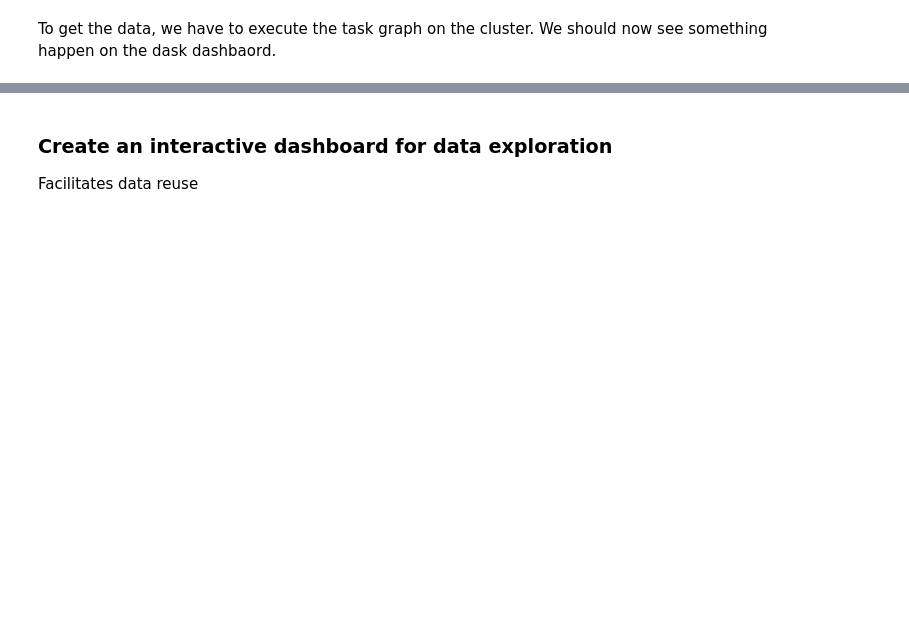
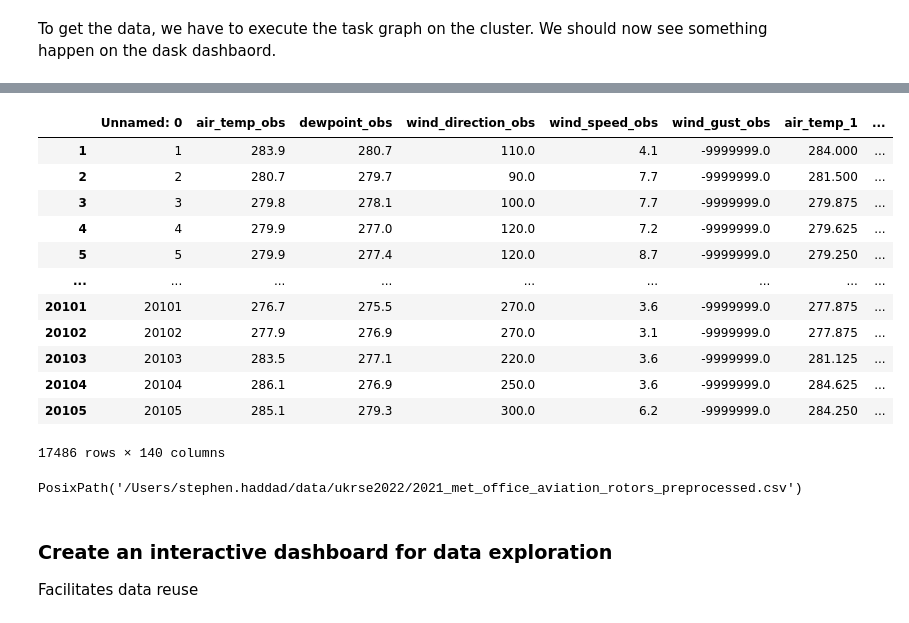
Before and after one commit to informatics-lab/ukrse_2022_mlops_walkthrough, a Jupyter notebook: 02_data_prep.ipynb, the cells around one changed output, grey strips where cells are left out. Saved outputs shown, nothing was run; the diff lists cells and outputs as text; code cells hidden in the pictures; blank space fills up the shorter version.

Commit message:
#2 moved preprocessing into data prep notebook and added a preprocessed  item to the catalog.

```diff
--- a/02_data_prep.ipynb
+++ b/02_data_prep.ipynb
@@ -141,0 +204,20 @@ rotors_present_df = rotors_present_df.compute()
+# %%
+def get_v_wind(wind_dir_name, wind_speed_name, row1):
+    return math.cos(math.radians(row1[wind_dir_name])) * row1[wind_speed_name]
+
+def get_u_wind(wind_dir_name, wind_speed_name, row1):
+    return math.sin(math.radians(row1[wind_dir_name])) * row1[wind_speed_name]
+# %%
+%%time
+u_feature_template = 'u_wind_{level_ix}'
+v_feature_template = 'v_wind_{level_ix}'
+u_wind_feature_names = []
+v_wind_features_names = []
+for wsn1, wdn1 in zip(wind_speed_feature_names, wind_direction_feature_names):
+    level_ix = int( wsn1.split('_')[1])
+    u_feature = u_feature_template.format(level_ix=level_ix)
+    u_wind_feature_names += [u_feature]
+    rotors_df[u_feature] = rotors_df.apply(functools.partial(get_u_wind, wdn1, wsn1), axis='columns', meta=(None, 'float64'))
+    v_feature = v_feature_template.format(level_ix=level_ix)
+    v_wind_features_names += [v_feature]
+    rotors_df[v_feature] = rotors_df.apply(functools.partial(get_v_wind, wdn1, wsn1), axis='columns', meta=(None, 'float64'))
@@ -141,0 +227,26 @@ rotors_present_df = rotors_present_df.compute()
+# %%
+rotors_df = rotors_df.compute()
+# %%
+rotors_df['time'] = rotors_df['DTG']
+rotors_df = rotors_df.drop(['DTG'], axis='columns')
+# %%
+rotors_df
+# %% [output]
+|  | Unnamed: 0 | air_temp_obs | dewpoint_obs | wind_direction_obs | wind_speed_obs | wind_gust_obs | air_temp_1 | ... |
+| 1 | 1 | 283.9 | 280.7 | 110.0 | 4.1 | -9999999.0 | 284.000 | ... |
+| 2 | 2 | 280.7 | 279.7 | 90.0 | 7.7 | -9999999.0 | 281.500 | ... |
+| 3 | 3 | 279.8 | 278.1 | 100.0 | 7.7 | -9999999.0 | 279.875 | ... |
+| 4 | 4 | 279.9 | 277.0 | 120.0 | 7.2 | -9999999.0 | 279.625 | ... |
+| 5 | 5 | 279.9 | 277.4 | 120.0 | 8.7 | -9999999.0 | 279.250 | ... |
+| ... | ... | ... | ... | ... | ... | ... | ... | ... |
+| 20101 | 20101 | 276.7 | 275.5 | 270.0 | 3.6 | -9999999.0 | 277.875 | ... |
+| 20102 | 20102 | 277.9 | 276.9 | 270.0 | 3.1 | -9999999.0 | 277.875 | ... |
+| 20103 | 20103 | 283.5 | 277.1 | 220.0 | 3.6 | -9999999.0 | 281.125 | ... |
+| 20104 | 20104 | 286.1 | 276.9 | 250.0 | 3.6 | -9999999.0 | 284.625 | ... |
+| 20105 | 20105 | 285.1 | 279.3 | 300.0 | 6.2 | -9999999.0 | 284.250 | ... |
+17486 rows × 140 columns
+# %%
+rotors_preprocessed_path = rse_root_data_dir / (rotors_path.stem + '_preprocessed.csv')
+rotors_preprocessed_path
+# %% [output]
+PosixPath('/Users/stephen.haddad/data/ukrse2022/2021_met_office_aviation_rotors_preprocessed.csv')
```
Also changed, not shown: parts of 33 cells of this notebook, 2 other files.
